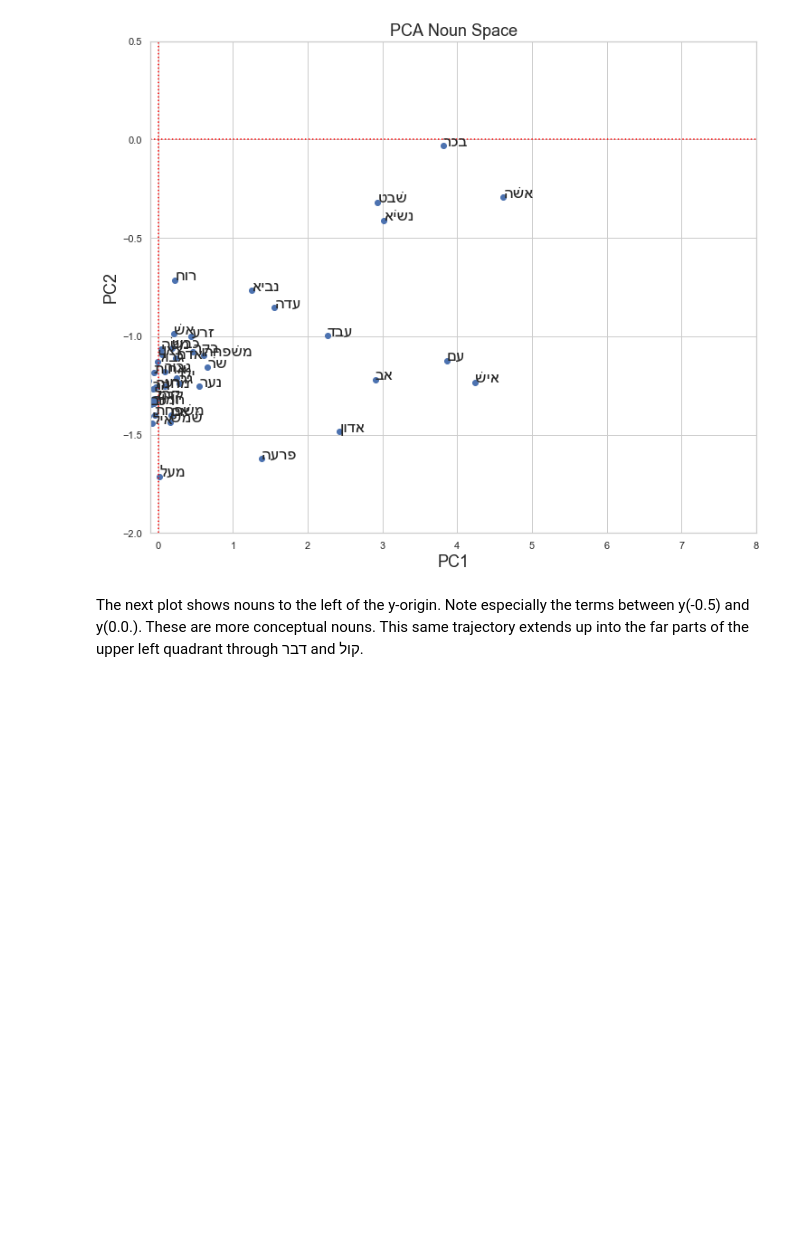
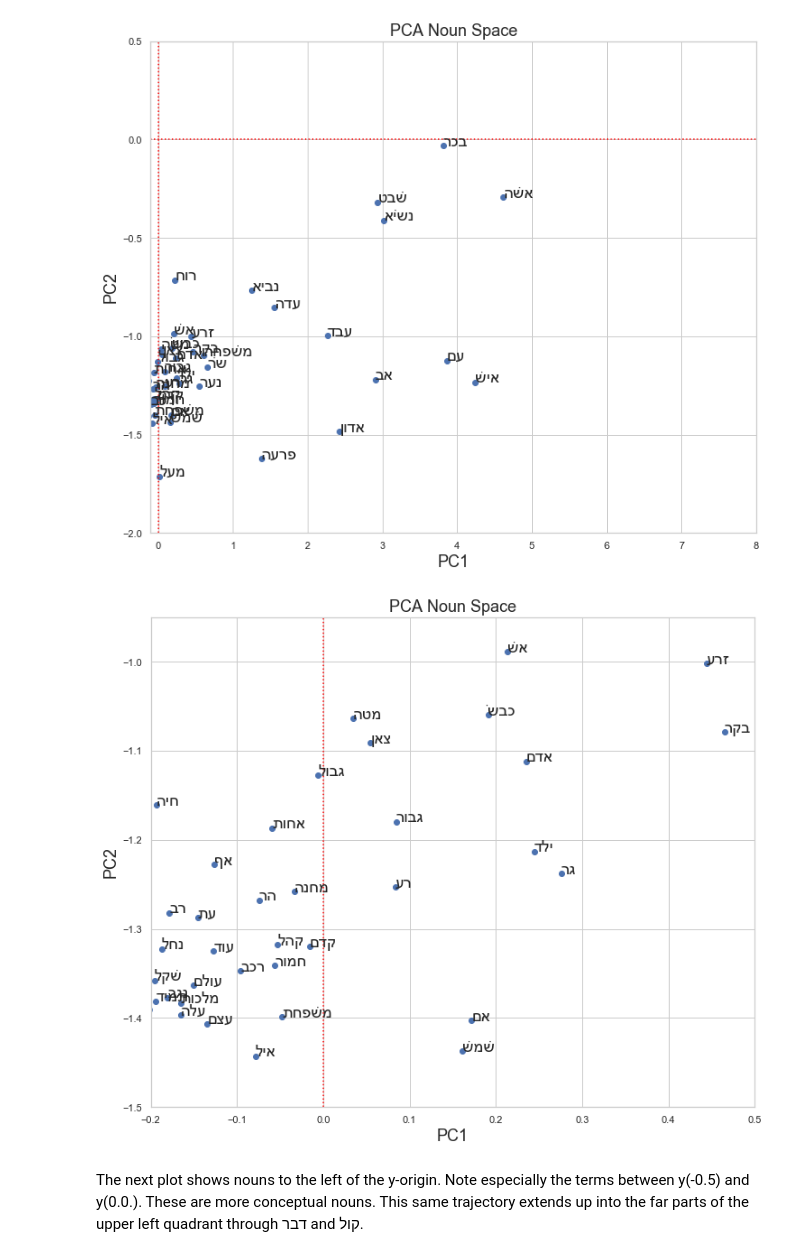
Before and after one commit to codykingham/noun_semantics, a Jupyter notebook: analysis/noun_semantics.ipynb, the cells around one changed output. Saved outputs shown, nothing was run; the diff lists cells and outputs as text; code cells hidden in the pictures; blank space fills up the shorter version.

```diff
--- a/analysis/noun_semantics.ipynb
+++ b/analysis/noun_semantics.ipynb
@@ -634,6 +633,10 @@ The plot below shows person nouns.
 plot_PCA(pca_nouns, zoom=((-0.1, 8, -2, 0.5)))
 # %% [output]
 [figure]
+# %%
+plot_PCA(pca_nouns, zoom=((-0.2, 0.5, -1.5, -0.95)))
+# %% [output]
+[figure, added]
 # %% [markdown]
 The next plot shows nouns to the left of the y-origin. Note especially the terms between y(-0.5) and y(0.0.). These are more conceptual nouns. This same trajectory extends up into the far parts of the upper left quadrant through דבר and קול.
 # %%
```
Also changed, not shown: parts of 7 cells of this notebook, 1 other file.
